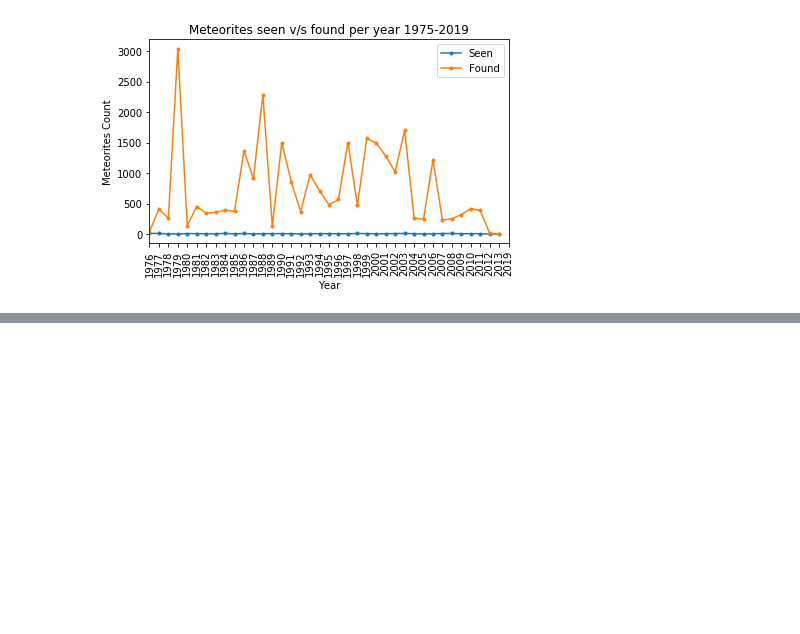
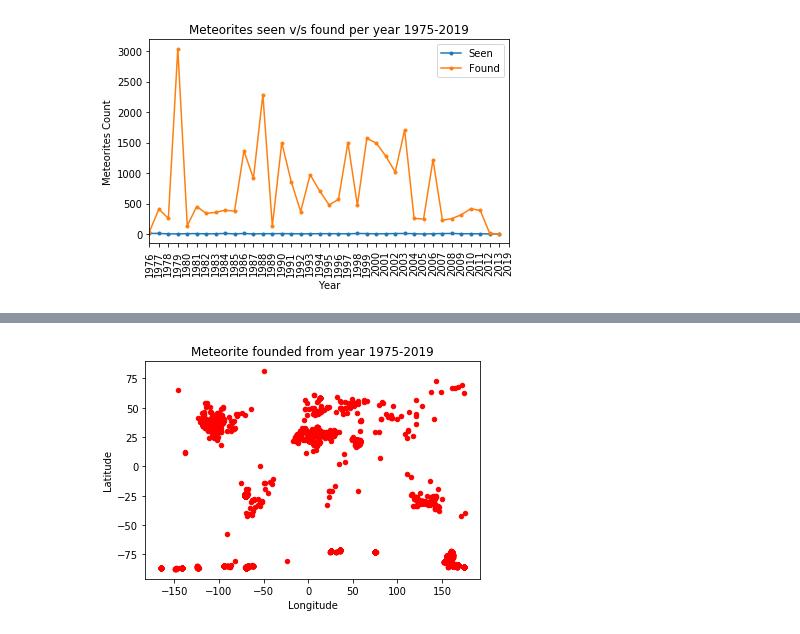
Before and after one commit to Derrickallenh/Meaningful-Meteorites, a Jupyter notebook: meteorites_data_analysis.ipynb, the cells around one changed output, grey strips where cells are left out. Cells and saved outputs as stored; diff of their text form; code cells hidden in the pictures; blank space fills up the shorter version.

Commit message:
meteorites_data_analysis

```diff
--- a/meteorites_data_analysis.ipynb
+++ b/meteorites_data_analysis.ipynb
@@ -260,0 +380,15 @@ meteorites_seen_vs_found_by_year()
+# %%
+#Meteorite founded distribution by Longitude and Latitude for all years
+def meteorites_found_by_lat_long():
+    # meterorite_data = pd.DataFrame(meteorites_df, columns = ['fall','reclat', 'reclong'])
+    met_df = meteorites_df[meteorites_df['fall'] == 'Found']
+    met_df[['year', 'date']] = met_df['years'].str.split("-", n = 1, expand = True)
+    met_df = met_df[met_df['year'] > '1975']
+    met_df.plot(kind='scatter', x="reclong" , y="reclat", color='red')
+    plt.xlabel('Longitude')
+    plt.ylabel('Latitude')
+    plt.title("Meteorite founded from year 1975-2019")
+# %%
+meteorites_found_by_lat_long()
+# %% [output]
+[figure, added]
```
Also changed, not shown: parts of 1 cell of this notebook.
